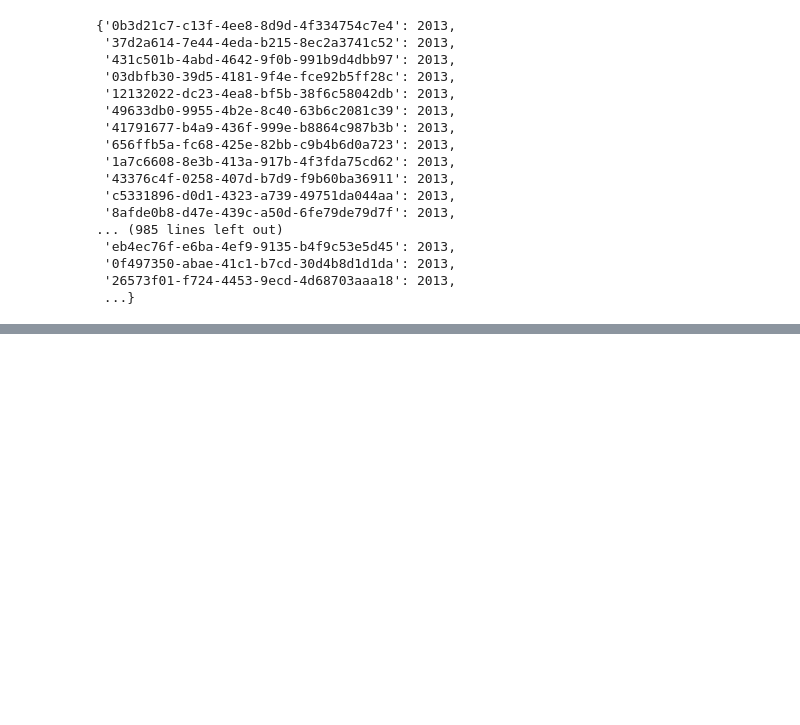
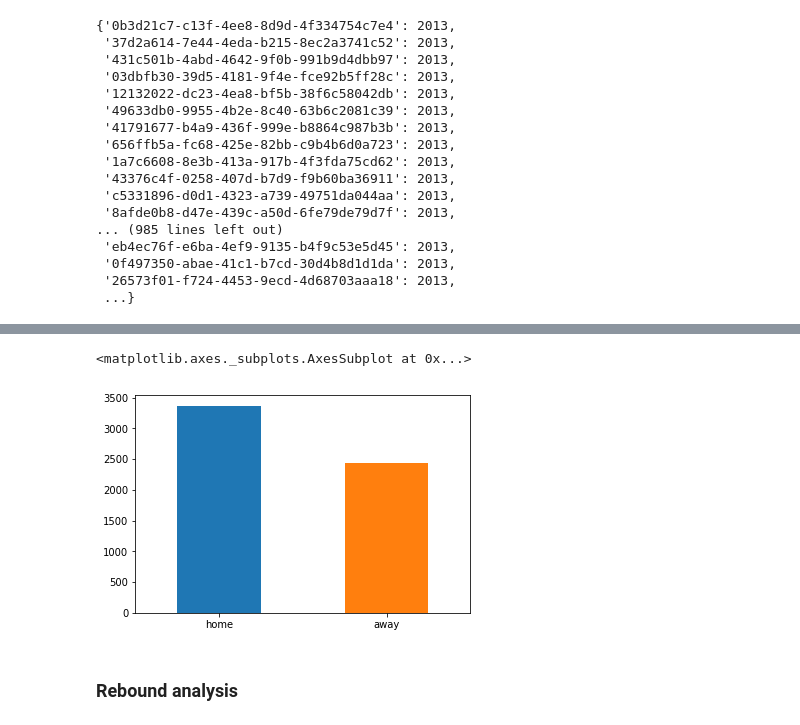
Before and after one commit to taylorcoder/Springboard, a Jupyter notebook: Capstone 2.ipynb, the cells around one changed output, grey strips where cells are left out. Cells and saved outputs as stored; diff of their text form; code cells hidden in the pictures; blank space fills up the shorter version.

```diff
--- a/Capstone 2.ipynb
+++ b/Capstone 2.ipynb
@@ -228,0 +351,10 @@ JSONDecodeError: Expecting value: line 1 column 1 (char 0)
+# %%
+# Remove rows with any 0 values
+
+df = df_stats_final.loc[(df_stats_final>0).all(1)]
+
+# Drop redundant home.statistics.points and away.statistics.points columns
+
+df = df.drop(['home.statistics.points', 'away.statistics.points'], axis=1)
+
+df.info()
@@ -228,0 +391,16 @@ JSONDecodeError: Expecting value: line 1 column 1 (char 0)
+# %%
+# Create a function to convert all values in two_points_pct columns to percentages
+
+def convert_to_percents(x):
+
+    if x<1:
+        return x*100
+    else:
+        return x
+# %%
+# Use function above to convert two_points_pct columns to percents
+
+df['home.statistics.two_points_pct'] = df['home.statistics.two_points_pct'].apply(convert_to_percents)
+df['away.statistics.two_points_pct'] = df['away.statistics.two_points_pct'].apply(convert_to_percents)
+
+df[['home.statistics.two_points_pct','away.statistics.two_points_pct']].describe()
@@ -228,0 +431,12 @@ JSONDecodeError: Expecting value: line 1 column 1 (char 0)
+# %%
+# Create a new column to denote who won the match, home or away
+
+def who_won(home,away):
+    if home>away:
+        return 'home'
+    else:
+        return 'away'
+
+df['winner'] = df.apply(lambda x: who_won(x['home.points'], x['away.points']), axis=1)
+
+df[['home.points','away.points','winner']].head(10)
@@ -228,0 +463,5 @@ JSONDecodeError: Expecting value: line 1 column 1 (char 0)
+# %%
+df['winner'].value_counts().plot(kind='bar', rot=0)
+# %% [output]
+<matplotlib.axes._subplots.AxesSubplot at 0x...>
+[figure, added]
@@ -228,0 +473,2 @@ JSONDecodeError: Expecting value: line 1 column 1 (char 0)
+# %% [markdown]
+### Rebound analysis
```
Also changed, not shown: parts of 49 cells of this notebook.
